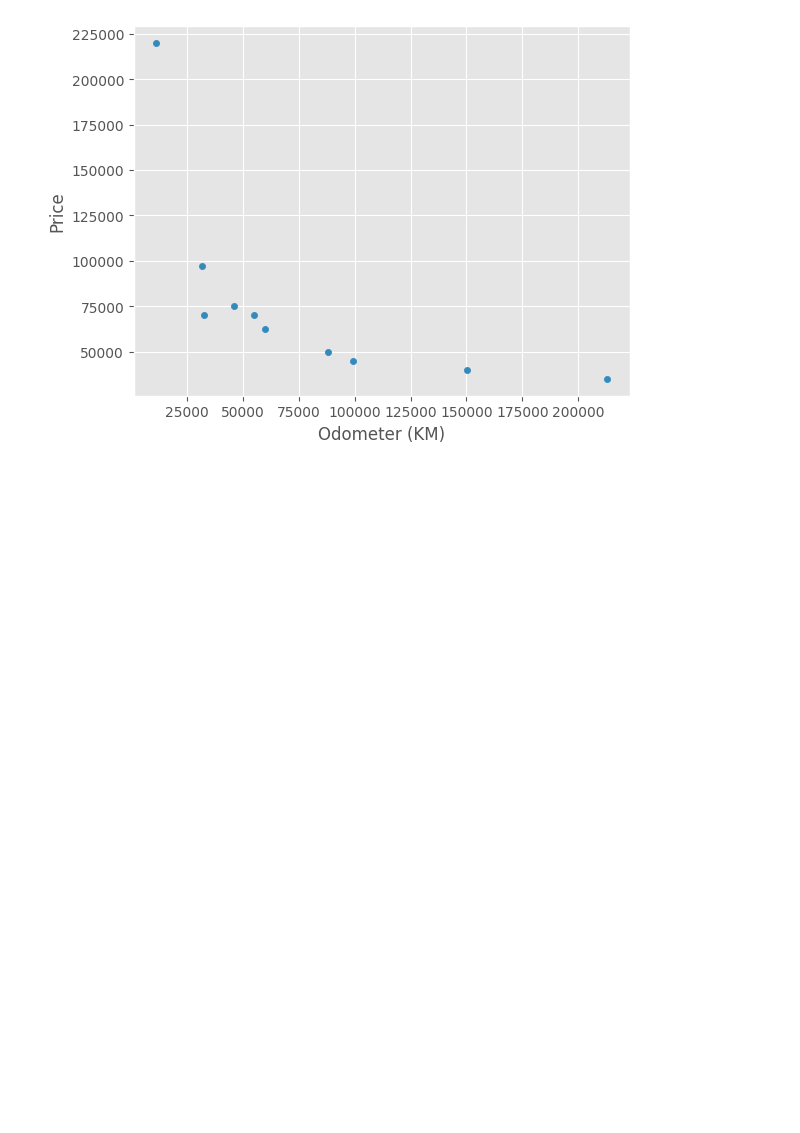
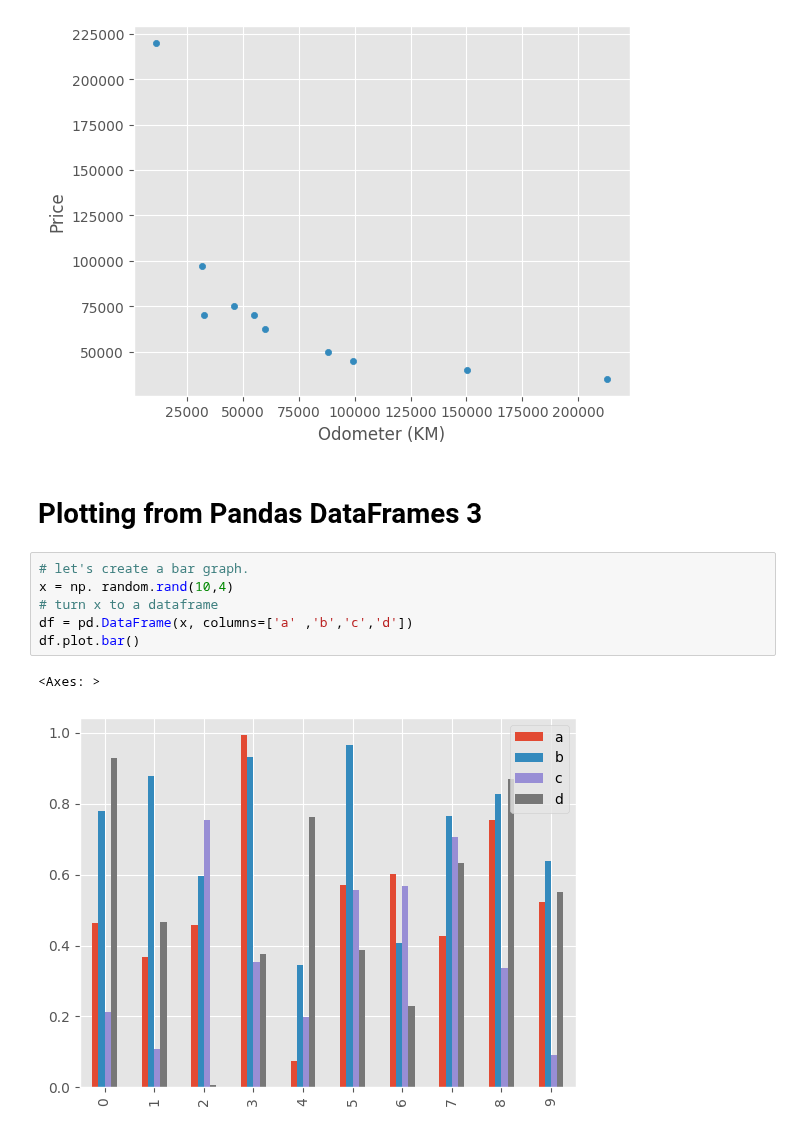
Before and after one commit to EslamKamel89/MLPlayground, a Jupyter notebook: SEC08_Matplotlib_Plotting_and_Data_Visualization.ipynb, the cells around one changed output. Saved outputs shown, nothing was run; the diff lists cells and outputs as text; blank space fills up the shorter version.

```diff
--- a/SEC08_Matplotlib_Plotting_and_Data_Visualization.ipynb
+++ b/SEC08_Matplotlib_Plotting_and_Data_Visualization.ipynb
@@ -296,3 +299,14 @@ sales.plot(x='Odometer (KM)' , y='Price' , kind='scatter')
 # %% [output]
 <Axes: xlabel='Odometer (KM)', ylabel='Price'>
 [figure]
+# %% [markdown]
+# Plotting from Pandas DataFrames 3
+# %%
+# let's create a bar graph.
+x = np. random.rand(10,4)
+# turn x to a dataframe
+df = pd.DataFrame(x, columns=['a' ,'b','c','d'])
+df.plot.bar()
+# %% [output]
+<Axes: >
+[figure, added]
```
Also changed, not shown: parts of 3 cells of this notebook.
